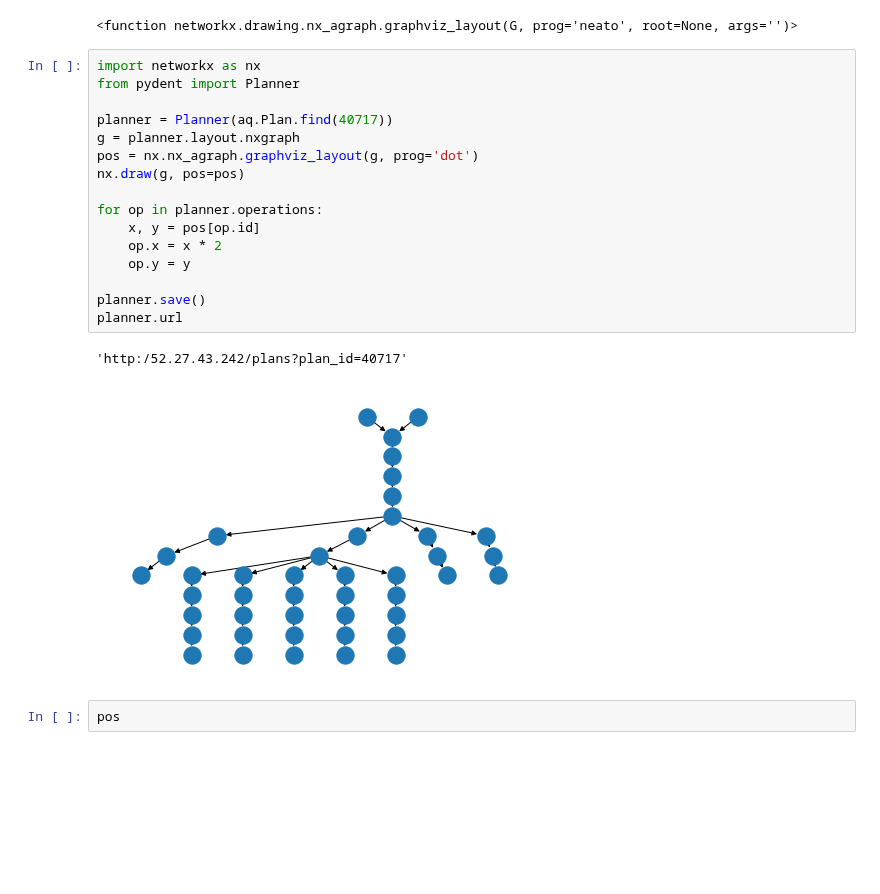
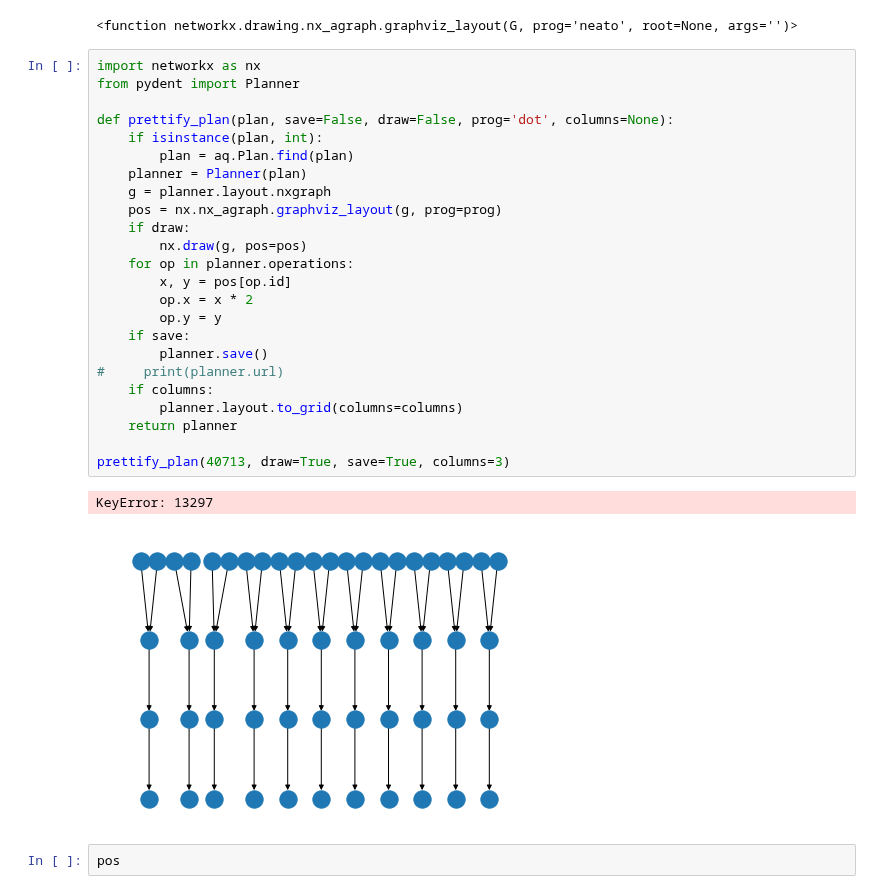
Before and after one commit to jvrana/aqbuildtools, a Jupyter notebook: examples/2021RedesignCampaign/Untitled.ipynb, the cells around one changed output. Drawn from its saved outputs; the diff is of its cells as text; blank space fills up the shorter version.

```diff
--- a/examples/2021RedesignCampaign/Untitled.ipynb
+++ b/examples/2021RedesignCampaign/Untitled.ipynb
@@ -293,22 +293,30 @@ nx.nx_agraph.graphviz_layout
 # %%
 import networkx as nx
 from pydent import Planner
 
-planner = Planner(aq.Plan.find(40717))
-g = planner.layout.nxgraph
-pos = nx.nx_agraph.graphviz_layout(g, prog='dot')
-nx.draw(g, pos=pos)
+def prettify_plan(plan, save=False, draw=False, prog='dot', columns=None):
+    if isinstance(plan, int):
+        plan = aq.Plan.find(plan)
+    planner = Planner(plan)
+    g = planner.layout.nxgraph
+    pos = nx.nx_agraph.graphviz_layout(g, prog=prog)
+    if draw:
+        nx.draw(g, pos=pos)
+    for op in planner.operations:
+        x, y = pos[op.id]
+        op.x = x * 2
+        op.y = y
+    if save:
+        planner.save()
+#     print(planner.url)
+    if columns:
+        planner.layout.to_grid(columns=columns)
+    return planner
 
-for op in planner.operations:
-    x, y = pos[op.id]
-    op.x = x * 2
-    op.y = y
-
-planner.save()
-planner.url
+prettify_plan(40713, draw=True, save=True, columns=3)
 # %% [output]
-'http:/52.27.43.242/plans?plan_id=40717'
+KeyError: 13297
-[figure, old version]
+[figure, new version]
 # %%
 pos
 # %% [output]
```
